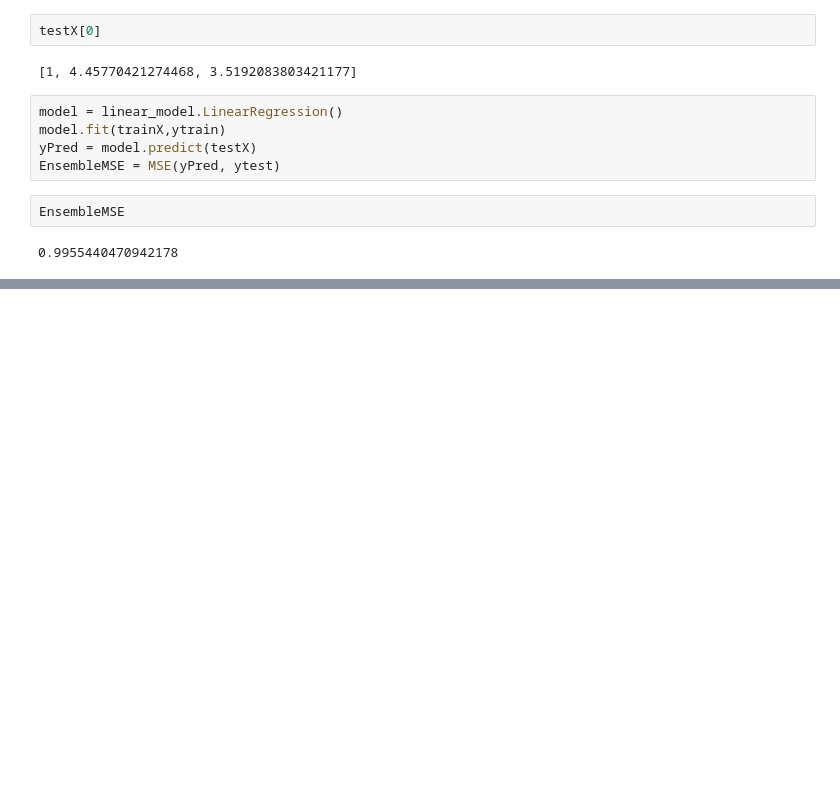
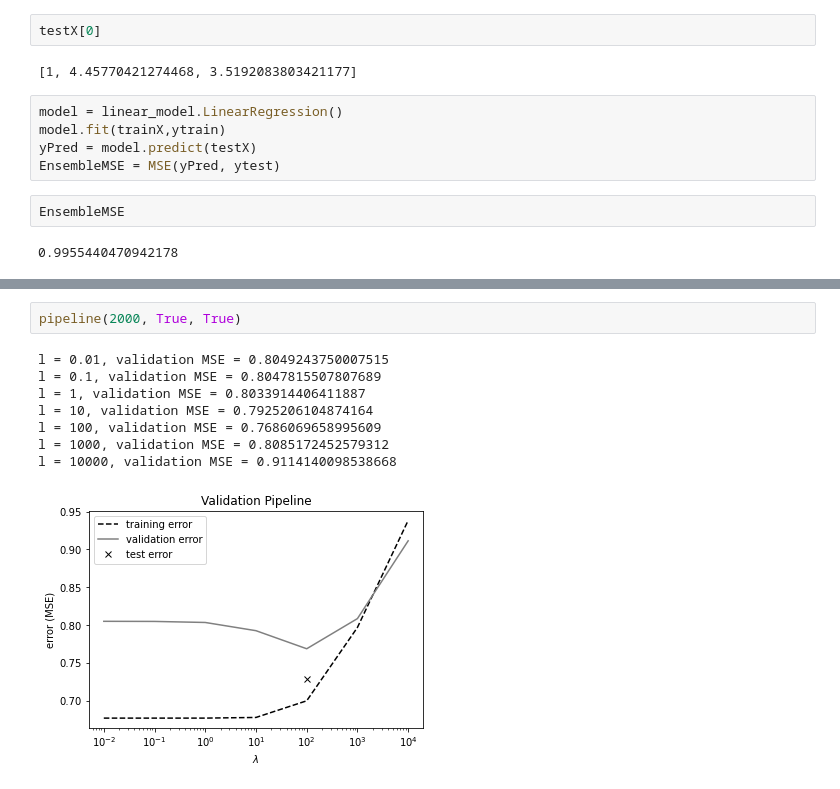
Before and after one commit to cleeag/CSE-258, a Jupyter notebook: predictions.ipynb, the cells around one changed output, grey strips where cells are left out. Saved outputs shown, nothing was run; the diff lists cells and outputs as text; blank space fills up the shorter version.

```diff
--- a/predictions.ipynb
+++ b/predictions.ipynb
@@ -538,0 +731,11 @@ EnsembleMSE
+# %%
+pipeline(2000, True, True)
+# %% [output]
+l = 0.01, validation MSE = 0.8049243750007515
+l = 0.1, validation MSE = 0.8047815507807689
+l = 1, validation MSE = 0.8033914406411887
+l = 10, validation MSE = 0.7925206104874164
+l = 100, validation MSE = 0.7686069658995609
+l = 1000, validation MSE = 0.8085172452579312
+l = 10000, validation MSE = 0.9114140098538668
+[figure, added]
```
Also changed, not shown: parts of 15 cells of this notebook, 1 other file.
